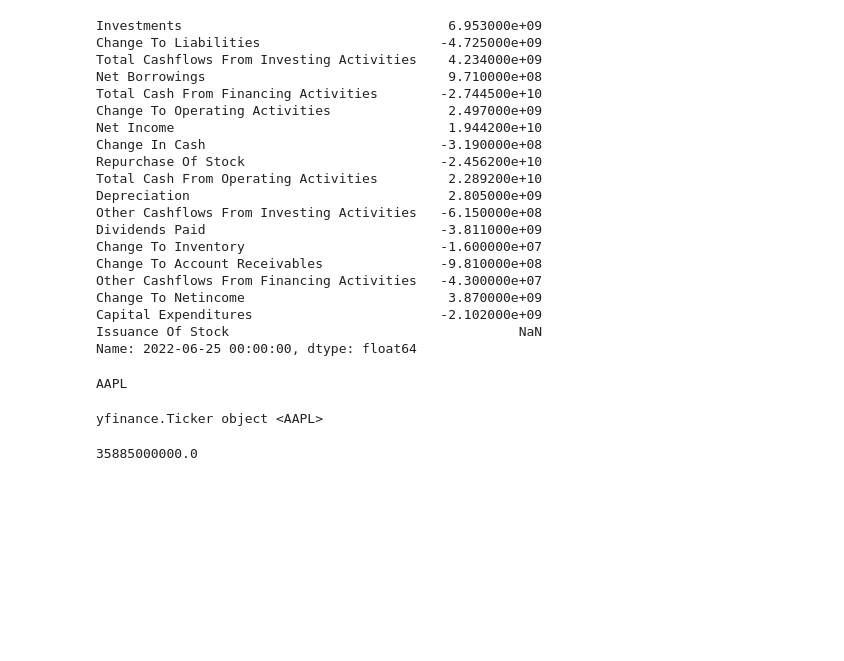
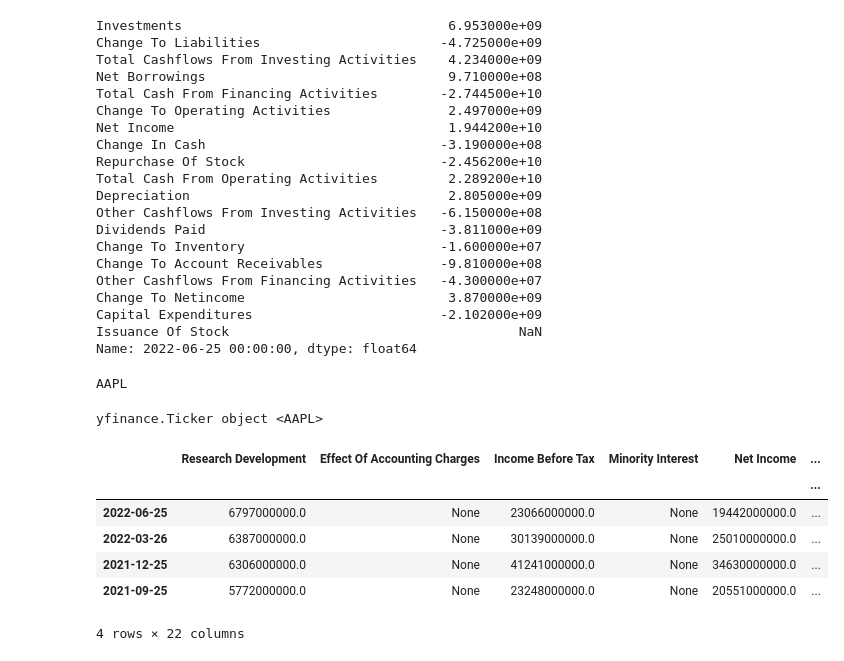
Before and after one commit to munjik/wbanalysis, a Jupyter notebook: notebooks/Untitled.ipynb, the cells around one changed output. Drawn from its saved outputs; the diff is of its cells as text; code cells hidden in the pictures; blank space fills up the shorter version.

```diff
--- a/notebooks/Untitled.ipynb
+++ b/notebooks/Untitled.ipynb
@@ -222,6 +242,12 @@ print(az)
 # %% [output]
 yfinance.Ticker object <AAPL>
 # %%
-az.quarterly_financials['2022-06-25']["Gross Profit"]
+az.quarterly_financials.T
 # %% [output]
+|  | Research Development | Effect Of Accounting Charges | Income Before Tax | Minority Interest | Net Income | ... |
+|  |  |  |  |  |  | ... |
+| 2022-06-25 | 6797000000.0 | None | 23066000000.0 | None | 19442000000.0 | ... |
+| 2022-03-26 | 6387000000.0 | None | 30139000000.0 | None | 25010000000.0 | ... |
+| 2021-12-25 | 6306000000.0 | None | 41241000000.0 | None | 34630000000.0 | ... |
+| 2021-09-25 | 5772000000.0 | None | 23248000000.0 | None | 20551000000.0 | ... |
-35885000000.0
+4 rows × 22 columns
```
Also changed, not shown: parts of 4 cells of this notebook, 7 other files.
